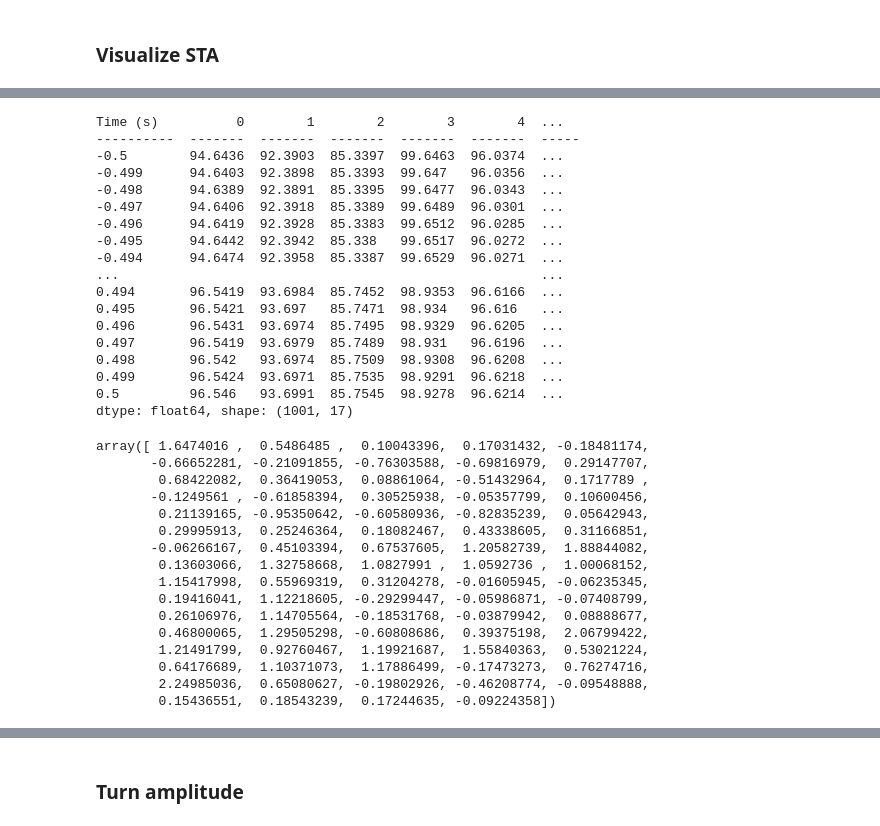
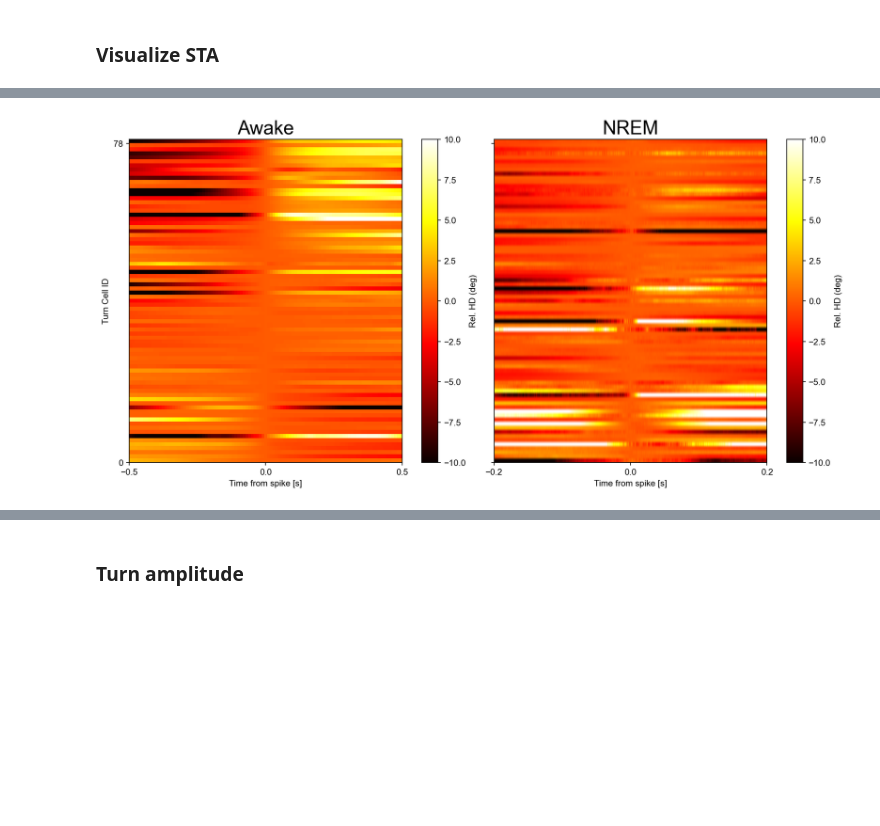
Before and after one commit to Senzai-Lab/nrem_analysis, a Jupyter notebook: notebooks/dual_recordings/sta.ipynb, the cells around one changed output, grey strips where cells are left out. Cells and saved outputs as stored; diff of their text form; code cells hidden in the pictures; blank space fills up the shorter version.

```diff
--- a/notebooks/dual_recordings/sta.ipynb
+++ b/notebooks/dual_recordings/sta.ipynb
@@ -113,40 +110,0 @@ turn_units
-# %%
-sta_awakes[0]
-# %% [output]
-Time (s)          0        1        2        3        4  ...
-----------  -------  -------  -------  -------  -------  -----
--0.5        94.6436  92.3903  85.3397  99.6463  96.0374  ...
--0.499      94.6403  92.3898  85.3393  99.647   96.0356  ...
--0.498      94.6389  92.3891  85.3395  99.6477  96.0343  ...
--0.497      94.6406  92.3918  85.3389  99.6489  96.0301  ...
--0.496      94.6419  92.3928  85.3383  99.6512  96.0285  ...
--0.495      94.6442  92.3942  85.338   99.6517  96.0272  ...
--0.494      94.6474  92.3958  85.3387  99.6529  96.0271  ...
-...                                                      ...
-0.494       96.5419  93.6984  85.7452  98.9353  96.6166  ...
-0.495       96.5421  93.697   85.7471  98.934   96.616   ...
-0.496       96.5431  93.6974  85.7495  98.9329  96.6205  ...
-0.497       96.5419  93.6979  85.7489  98.931   96.6196  ...
-0.498       96.542   93.6974  85.7509  98.9308  96.6208  ...
-0.499       96.5424  93.6971  85.7535  98.9291  96.6218  ...
-0.5         96.546   93.6991  85.7545  98.9278  96.6214  ...
-dtype: float64, shape: (1001, 17)
-# %%
-np.concatenate(orders)
-# %% [output]
-array([ 1.6474016 ,  0.5486485 ,  0.10043396,  0.17031432, -0.18481174,
-       -0.66652281, -0.21091855, -0.76303588, -0.69816979,  0.29147707,
-        0.68422082,  0.36419053,  0.08861064, -0.51432964,  0.1717789 ,
-       -0.1249561 , -0.61858394,  0.30525938, -0.05357799,  0.10600456,
-        0.21139165, -0.95350642, -0.60580936, -0.82835239,  0.05642943,
-        0.29995913,  0.25246364,  0.18082467,  0.43338605,  0.31166851,
-       -0.06266167,  0.45103394,  0.67537605,  1.20582739,  1.88844082,
-        0.13603066,  1.32758668,  1.0827991 ,  1.0592736 ,  1.00068152,
-        1.15417998,  0.55969319,  0.31204278, -0.01605945, -0.06235345,
-        0.19416041,  1.12218605, -0.29299447, -0.05986871, -0.07408799,
-        0.26106976,  1.14705564, -0.18531768, -0.03879942,  0.08888677,
-        0.46800065,  1.29505298, -0.60808686,  0.39375198,  2.06799422,
-        1.21491799,  0.92760467,  1.19921687,  1.55840363,  0.53021224,
-        0.64176689,  1.10371073,  1.17886499, -0.17473273,  0.76274716,
-        2.24985036,  0.65080627, -0.19802926, -0.46208774, -0.09548888,
-        0.15436551,  0.18543239,  0.17244635, -0.09224358])
@@ -152,0 +136,34 @@ array([ 1.6474016 ,  0.5486485 ,  0.10043396,  0.17031432, -0.18481174,
+# %%
+turn_cell_ids = ~np.isnan(tsi_all)
+tsi = tsi_all[turn_cell_ids]
+sta_awake = sta_awake[:, turn_cell_ids]
+sta_nrem = sta_nrem[:, turn_cell_ids]
+sta_nrem_cont = sta_nrem_cont[:, turn_cell_ids]
+order = np.argsort(tsi)
+# %%
+from matplotlib.colors import TwoSlopeNorm
+
+norm = TwoSlopeNorm(vmin=-10, vcenter=0, vmax=10)
+
+fig, axes = plt.subplots(1, 2, figsize=(12, 6), sharey=True)
+
+axes = axes.flatten()
+
+for i, (sta, state) in enumerate(zip([sta_awake, sta_nrem], ["Awake", "NREM"])):
+    im = axes[i].imshow(sta_norm.d.T, aspect='auto', origin='lower',
+                        extent=[sta_norm.index[0], sta_norm.index[-1], 0, sta_norm.shape[1]],
+                        cmap='hot',
+                        norm=norm,
+                        )
+
+    plt.colorbar(im, ax=axes[i], label='Rel. HD (deg)')
+    axes[i].set_title(f"{state}", fontsize=22)
+    axes[i].set_xlabel("Time from spike [s]")
+
+axes[0].set_ylabel("Turn Cell ID")
+axes[0].set_yticks([0, sta_norm.shape[1]-1])
+axes[0].set_xticks([-0.5, 0, 0.5])
+axes[1].set_xticks([-0.2, 0, 0.2])
+plt.savefig(FIGURES_DIR / "sta" /  "mv2st99" / "heatmap_turn.png")
+# %% [output]
+[figure, added]
```
Also changed, not shown: parts of 18 cells of this notebook, 5 other files.
